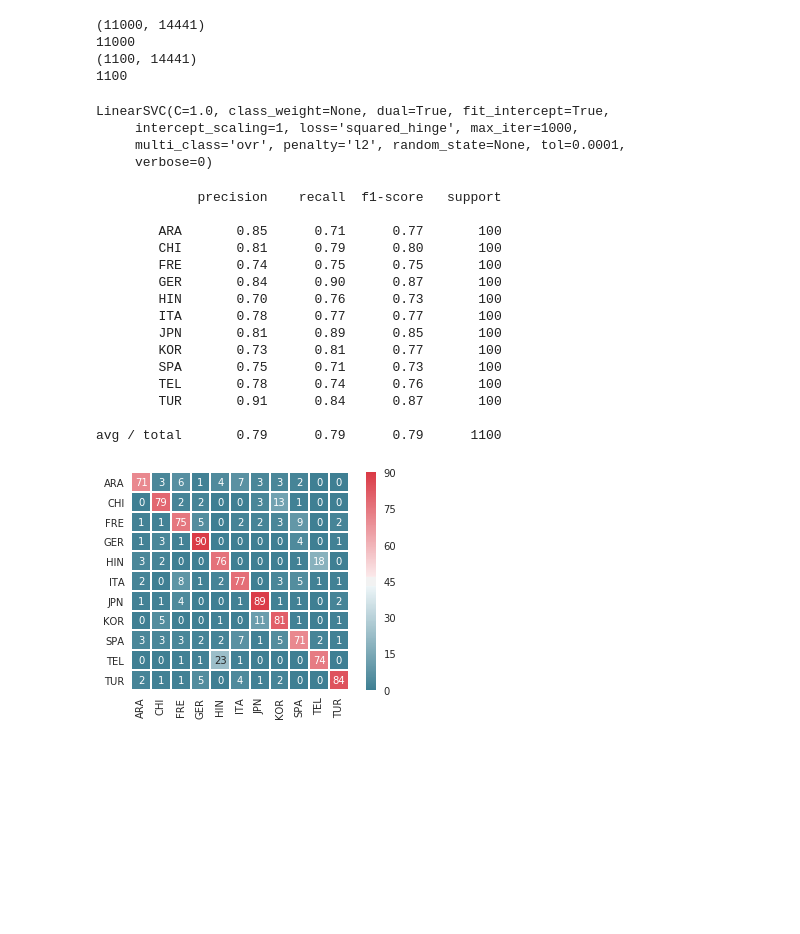
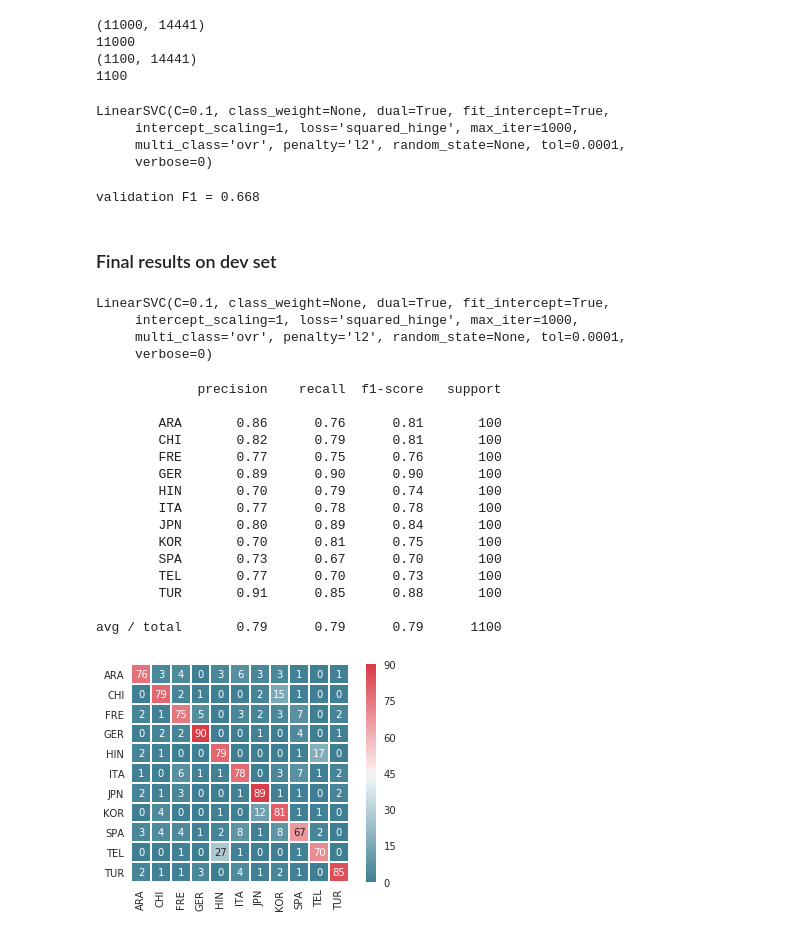
Before and after one commit to loongchh/native-language-cnn, a Jupyter notebook: Evaluate.ipynb, the cells around one changed output. Drawn from its saved outputs; the diff is of its cells as text; code cells hidden in the pictures; blank space fills up the shorter version.

```diff
--- a/Evaluate.ipynb
+++ b/Evaluate.ipynb
@@ -237,0 +279,4 @@ plot_saliency_map(nlcnn_model0, train_mat, train_label, df_label, width=20)
+# %%
+clf = LinearSVC()
+clf.fit(train_gram_mat, train_label)
+dev_pred = clf.predict(dev_gram_mat)
@@ -295,8 +361,8 @@ print(dev_ivectors_mat.shape)
 # %% [markdown]
 Transcript features
 # %%
-train_feature_file = 'data/features/speech_transcriptions/train/train-2017-06-05-12.36.48.features'
-dev_feature_file = 'data/features/speech_transcriptions/dev/dev-2017-06-05-12.36.50.features'
+train_feature_file = 'data/features/speech_transcriptions/train/train-2017-06-06-21.14.28.features'
+dev_feature_file = 'data/features/speech_transcriptions/dev/dev-2017-06-06-21.14.30.features'
 
 train_transcipt_mat, encoded_train_label, dev_transcipt_mat, encoded_dev_label = \
     load_svmlight_files((train_feature_file, dev_feature_file))
@@ -328,8 +396,12 @@ Combine feature matrices and train Linear SVM
 # %%
-train_combined_mat = hstack((csr_matrix(train_score), csr_matrix(train_ivectors_mat),
-                             csr_matrix(train_gram_mat), train_transcipt_mat))
-dev_combined_mat = hstack((csr_matrix(dev_score), csr_matrix(dev_ivectors_mat),
-                           csr_matrix(dev_gram_mat), dev_transcipt_mat))
+train_combined_mat = hstack((csr_matrix(train_score),
+                             csr_matrix(train_ivectors_mat),
+                             csr_matrix(train_gram_mat),
+                             train_transcipt_mat))
+dev_combined_mat = hstack((csr_matrix(dev_score),
+                           csr_matrix(dev_ivectors_mat),
+                           csr_matrix(dev_gram_mat),
+                           dev_transcipt_mat))
 print(train_combined_mat.shape)
 print(len(train_label))
 print(dev_combined_mat.shape)
@@ -339,11 +411,29 @@ print(len(dev_label))
 11000
 (1100, 14441)
 1100
+# %%
+(train_split_mat, val_split_mat, train_split_label, val_split_label) = \
+            train_test_split(train_combined_mat, train_label, test_size=0.1)
+
+clf_split = LinearSVC(C=0.1)
+clf_split.fit(train_split_mat, train_split_label)
+# %% [output]
+LinearSVC(C=0.1, class_weight=None, dual=True, fit_intercept=True,
+     intercept_scaling=1, loss='squared_hinge', max_iter=1000,
+     multi_class='ovr', penalty='l2', random_state=None, tol=0.0001,
+     verbose=0)
+# %%
+val_split_pred = clf_split.predict(val_split_mat)
+print("validation F1 = {:.3f}".format(np.mean(val_split_pred == val_split_label)))
+# %% [output]
+validation F1 = 0.668
+# %% [markdown]
+### Final results on dev set
 # %%
-clf = LinearSVC()
+clf = LinearSVC(C=0.1)
 clf.fit(train_combined_mat, train_label)
 # %% [output]
-LinearSVC(C=1.0, class_weight=None, dual=True, fit_intercept=True,
+LinearSVC(C=0.1, class_weight=None, dual=True, fit_intercept=True,
      intercept_scaling=1, loss='squared_hinge', max_iter=1000,
      multi_class='ovr', penalty='l2', random_state=None, tol=0.0001,
      verbose=0)
@@ -351,22 +441,22 @@ LinearSVC(C=1.0, class_weight=None, dual=True, fit_intercept=True,
 dev_pred = clf.predict(dev_combined_mat)
 # %%
 (conf_mat, report) = get_conf_report(dev_pred, dev_label, lang_dict)
-plot_conf_mat(conf_mat, sorted(lang_dict.values()))
+plot_conf_mat(conf_mat, sorted(lang_dict.values()), fname="fusion_conf_mat.png")
 print(report)
 # %% [output]
              precision    recall  f1-score   support
 
-        ARA       0.85      0.71      0.77       100
-        CHI       0.81      0.79      0.80       100
-        FRE       0.74      0.75      0.75       100
-        GER       0.84      0.90      0.87       100
-        HIN       0.70      0.76      0.73       100
-        ITA       0.78      0.77      0.77       100
-        JPN       0.81      0.89      0.85       100
-        KOR       0.73      0.81      0.77       100
-        SPA       0.75      0.71      0.73       100
-        TEL       0.78      0.74      0.76       100
-        TUR       0.91      0.84      0.87       100
+        ARA       0.86      0.76      0.81       100
+        CHI       0.82      0.79      0.81       100
+        FRE       0.77      0.75      0.76       100
+        GER       0.89      0.90      0.90       100
+        HIN       0.70      0.79      0.74       100
+        ITA       0.77      0.78      0.78       100
+        JPN       0.80      0.89      0.84       100
+        KOR       0.70      0.81      0.75       100
+        SPA       0.73      0.67      0.70       100
+        TEL       0.77      0.70      0.73       100
+        TUR       0.91      0.85      0.88       100
 
 avg / total       0.79      0.79      0.79      1100
-[figure, old version]
+[figure, new version]
```
Also changed, not shown: parts of 15 cells of this notebook, 1 other file.
